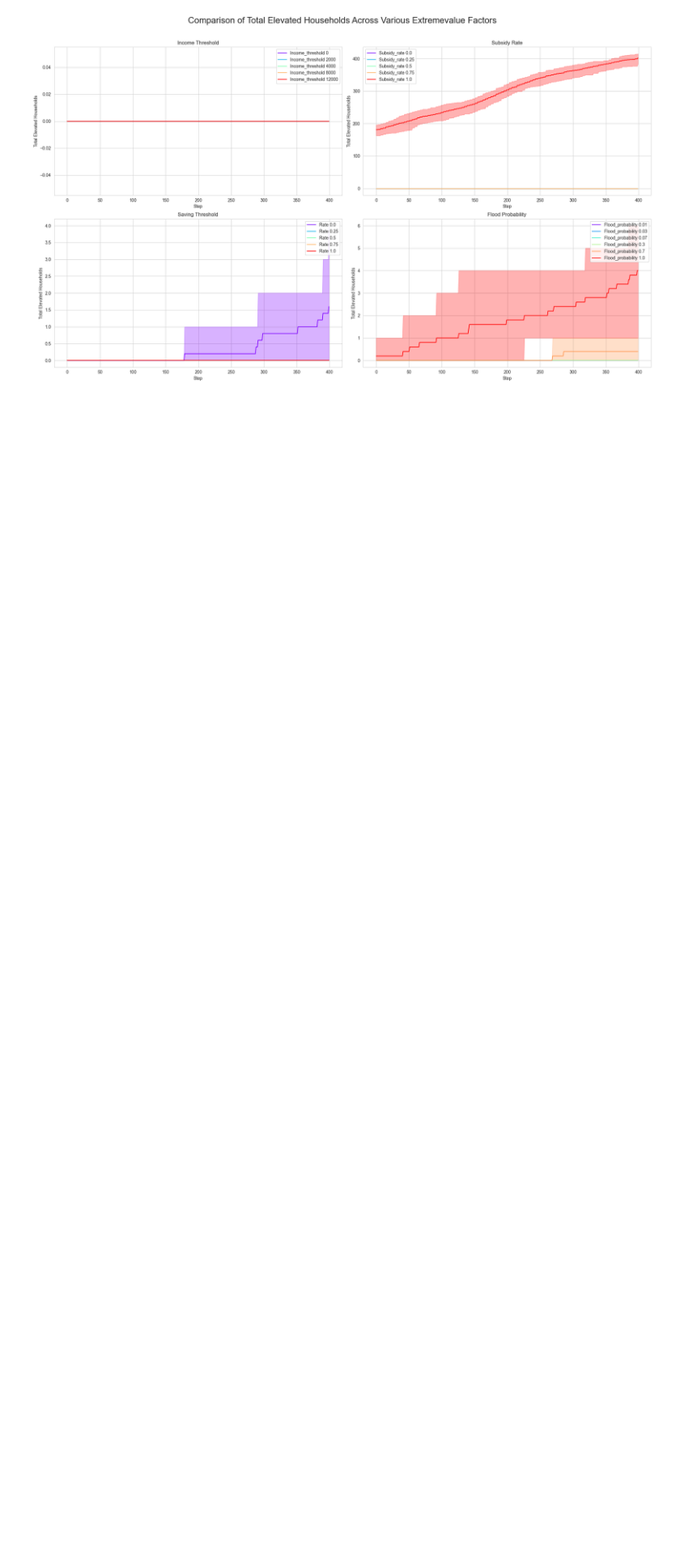
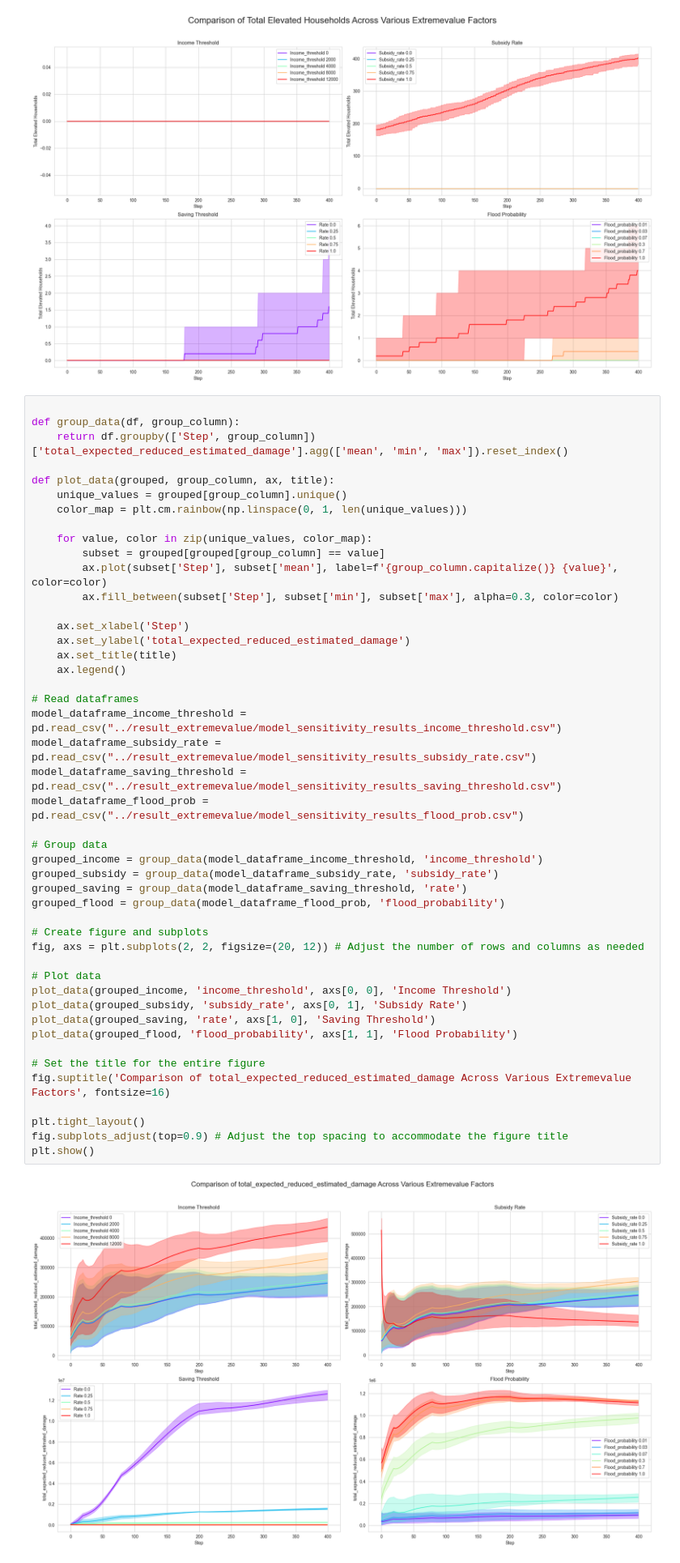
Before and after one commit to ctezgec/abm, a Jupyter notebook: model/analysis_extremevalue.ipynb, the cells around one changed output. Shown at 81% size. Drawn from its saved outputs; the diff is of its cells as text; blank space fills up the shorter version.

```diff
--- a/model/analysis_extremevalue.ipynb
+++ b/model/analysis_extremevalue.ipynb
@@ -150,3 +150,51 @@ fig.subplots_adjust(top=0.9) # Adjust the top spacing to accommodate the figure
 plt.show()
 # %% [output]
 [figure]
+# %%
+
+def group_data(df, group_column):
+    return df.groupby(['Step', group_column])['total_expected_reduced_estimated_damage'].agg(['mean', 'min', 'max']).reset_index()
+
+def plot_data(grouped, group_column, ax, title):
+    unique_values = grouped[group_column].unique()
+    color_map = plt.cm.rainbow(np.linspace(0, 1, len(unique_values)))
+
+    for value, color in zip(unique_values, color_map):
+        subset = grouped[grouped[group_column] == value]
+        ax.plot(subset['Step'], subset['mean'], label=f'{group_column.capitalize()} {value}', color=color)
+        ax.fill_between(subset['Step'], subset['min'], subset['max'], alpha=0.3, color=color)
+
+    ax.set_xlabel('Step')
+    ax.set_ylabel('total_expected_reduced_estimated_damage')
+    ax.set_title(title)
+    ax.legend()
+
+# Read dataframes
+model_dataframe_income_threshold = pd.read_csv("../result_extremevalue/model_sensitivity_results_income_threshold.csv")
+model_dataframe_subsidy_rate = pd.read_csv("../result_extremevalue/model_sensitivity_results_subsidy_rate.csv")
+model_dataframe_saving_threshold = pd.read_csv("../result_extremevalue/model_sensitivity_results_saving_threshold.csv")
+model_dataframe_flood_prob = pd.read_csv("../result_extremevalue/model_sensitivity_results_flood_prob.csv")
+
+# Group data
+grouped_income = group_data(model_dataframe_income_threshold, 'income_threshold')
+grouped_subsidy = group_data(model_dataframe_subsidy_rate, 'subsidy_rate')
+grouped_saving = group_data(model_dataframe_saving_threshold, 'rate')
+grouped_flood = group_data(model_dataframe_flood_prob, 'flood_probability')
+
+# Create figure and subplots
+fig, axs = plt.subplots(2, 2, figsize=(20, 12)) # Adjust the number of rows and columns as needed
+
+# Plot data
+plot_data(grouped_income, 'income_threshold', axs[0, 0], 'Income Threshold')
+plot_data(grouped_subsidy, 'subsidy_rate', axs[0, 1], 'Subsidy Rate')
+plot_data(grouped_saving, 'rate', axs[1, 0], 'Saving Threshold')
+plot_data(grouped_flood, 'flood_probability', axs[1, 1], 'Flood Probability')
+
+# Set the title for the entire figure
+fig.suptitle('Comparison of total_expected_reduced_estimated_damage Across Various Extremevalue Factors', fontsize=16)
+
+plt.tight_layout()
+fig.subplots_adjust(top=0.9) # Adjust the top spacing to accommodate the figure title
+plt.show()
+# %% [output]
+[figure, added]
```
Also changed, not shown: 1 other file.
